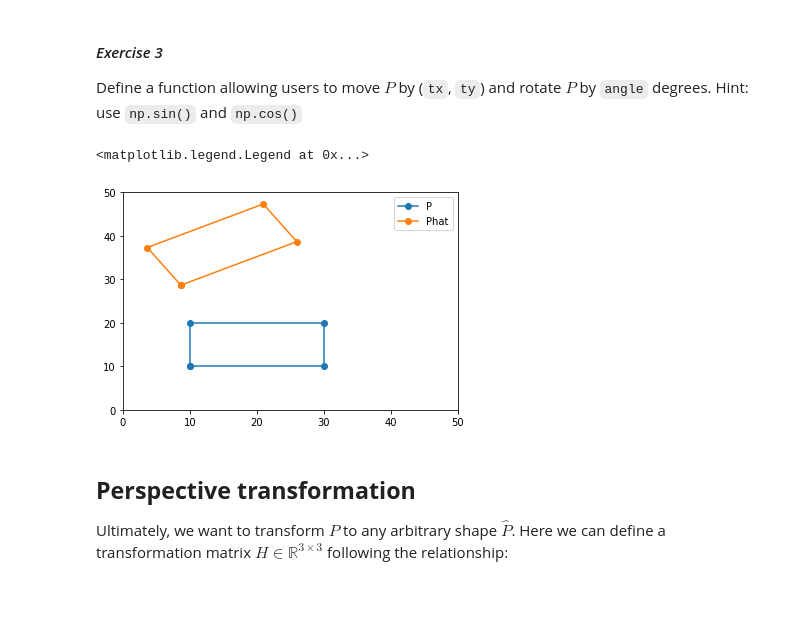
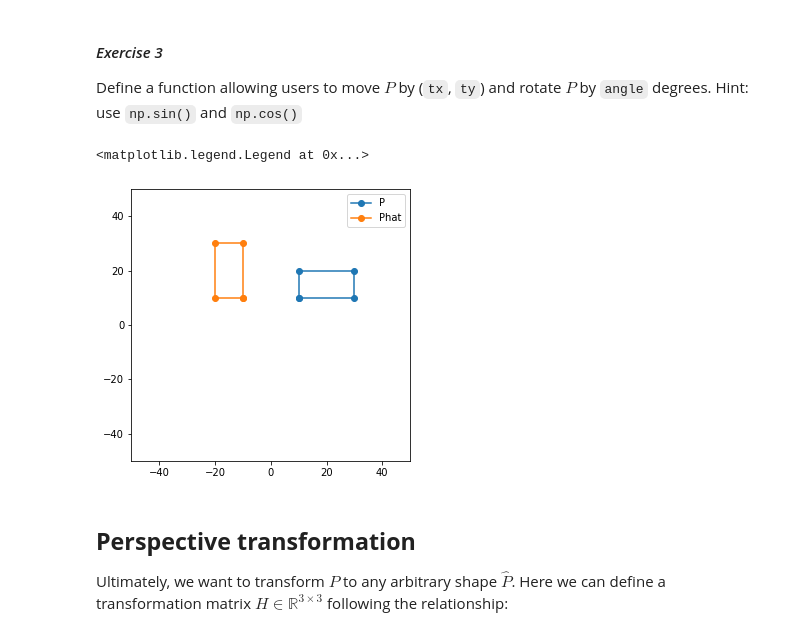
Before and after one commit to reworkhow/AnimalDataScience, a Jupyter notebook: Copy_of_l02_transformation.ipynb, the cells around one changed output. Saved outputs shown, nothing was run; the diff lists cells and outputs as text; code cells hidden in the pictures; blank space fills up the shorter version.

```diff
--- a/Copy_of_l02_transformation.ipynb
+++ b/Copy_of_l02_transformation.ipynb
@@ -350,19 +350,26 @@ Define a function allowing users to move $P$ by (`tx`, `ty`) and rotate $P$ by `
 # %%
 def move_shape_v2(P, tx, ty, angle=0):
     # convert from angle degree to radian
     radian = angle * np.pi / 180
-    pass
-
+    myT = [[np.cos(radian),-np.sin(radian),tx],
+           [np.sin(radian),np.cos(radian),ty],
+            [0,0,1]]
+    Phat = np.matmul(myT,P)
+    return Phat
 # validate the result
-Phat = move_shape_v2(P, tx=5, ty=15, angle=30)
+Phat = move_shape_v2(P, tx=0, ty=0, angle=90)
 
 # plotting
+plt.figure(figsize=(5, 5))
+
 plot_shape(P, "P")
 plot_shape(Phat, "Phat")
+plt.xlim(-50, 50)
+plt.ylim(-50, 50)
 plt.legend()
 # %% [output]
 <matplotlib.legend.Legend at 0x...>
-[figure, old version]
+[figure, new version]
 # %% [markdown]
 ## **Perspective transformation**
 Ultimately, we want to transform $P$ to any arbitrary shape $\hat{P}$. Here we can define a transformation matrix $H \in \mathbb{R}^{3\times 3}$ following the relationship:
```
Also changed, not shown: parts of 3 cells of this notebook.
